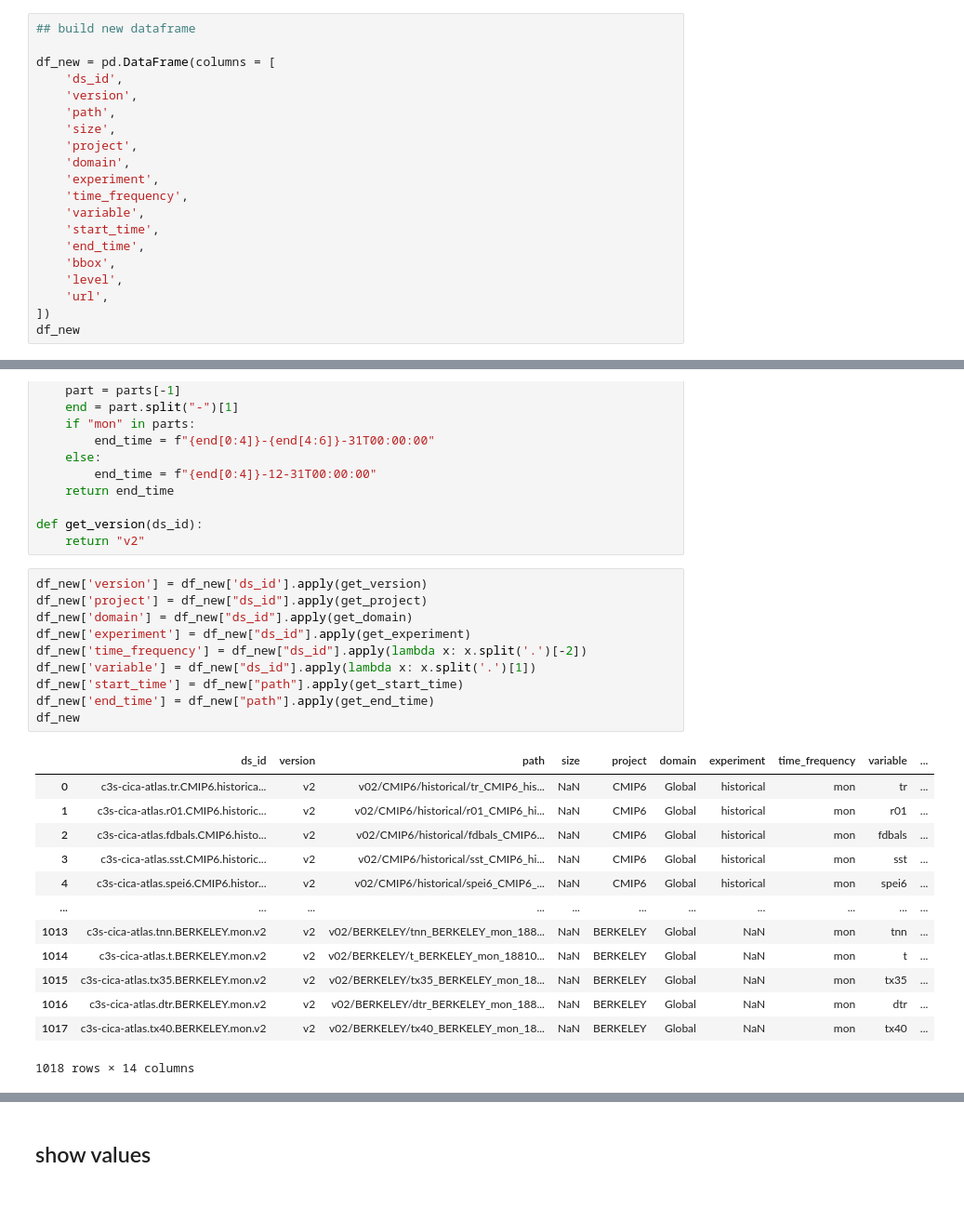
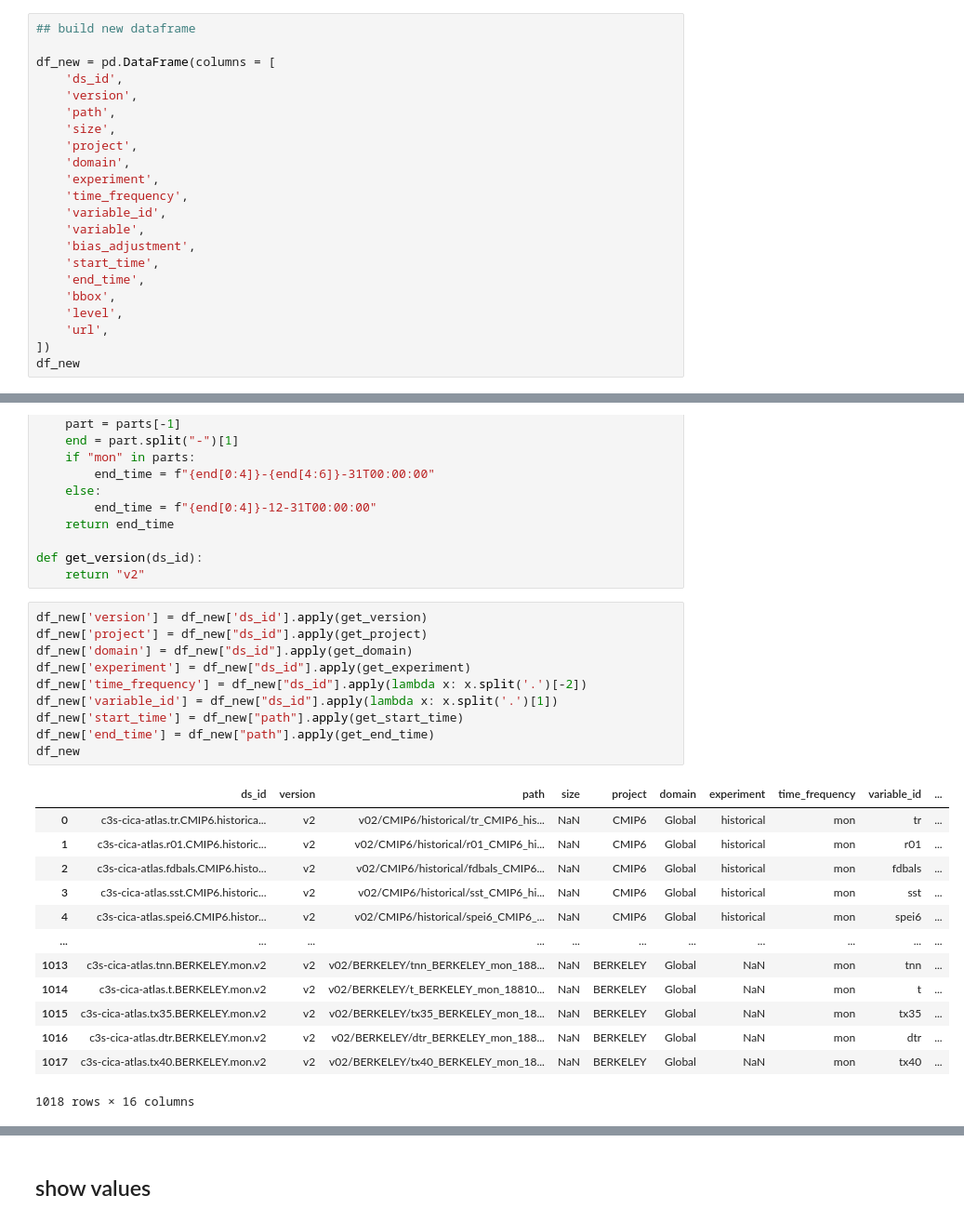
Before and after one commit to cp4cds/c3s_34g_manifests, a Jupyter notebook: notebooks/atlas_v2_build_intake_catalog.ipynb, the cells around one changed output, grey strips where cells are left out. Shown at 93% size. Saved outputs shown, nothing was run; the diff lists cells and outputs as text.

```diff
--- a/notebooks/atlas_v2_build_intake_catalog.ipynb
+++ b/notebooks/atlas_v2_build_intake_catalog.ipynb
@@ -38,7 +38,9 @@ df_new = pd.DataFrame(columns = [
     'domain',
     'experiment',
     'time_frequency',
+    'variable_id',
     'variable',
+    'bias_adjustment',
     'start_time',
     'end_time',
     'bbox',
@@ -140,15 +142,15 @@ def get_version(ds_id):
 # %%
 df_new['version'] = df_new['ds_id'].apply(get_version)
 df_new['project'] = df_new["ds_id"].apply(get_project)
 df_new['domain'] = df_new["ds_id"].apply(get_domain)
 df_new['experiment'] = df_new["ds_id"].apply(get_experiment)
 df_new['time_frequency'] = df_new["ds_id"].apply(lambda x: x.split('.')[-2])
-df_new['variable'] = df_new["ds_id"].apply(lambda x: x.split('.')[1])
+df_new['variable_id'] = df_new["ds_id"].apply(lambda x: x.split('.')[1])
 df_new['start_time'] = df_new["path"].apply(get_start_time)
 df_new['end_time'] = df_new["path"].apply(get_end_time)
 df_new
 # %% [output]
-|  | ds_id | version | path | size | project | domain | experiment | time_frequency | variable | ... |
+|  | ds_id | version | path | size | project | domain | experiment | time_frequency | variable_id | ... |
 | 0 | c3s-cica-atlas.tr.CMIP6.historica... | v2 | v02/CMIP6/historical/tr_CMIP6_his... | NaN | CMIP6 | Global | historical | mon | tr | ... |
 | 1 | c3s-cica-atlas.r01.CMIP6.historic... | v2 | v02/CMIP6/historical/r01_CMIP6_hi... | NaN | CMIP6 | Global | historical | mon | r01 | ... |
 | 2 | c3s-cica-atlas.fdbals.CMIP6.histo... | v2 | v02/CMIP6/historical/fdbals_CMIP6... | NaN | CMIP6 | Global | historical | mon | fdbals | ... |
@@ -160,4 +162,4 @@ df_new
 | 1015 | c3s-cica-atlas.tx35.BERKELEY.mon.v2 | v2 | v02/BERKELEY/tx35_BERKELEY_mon_18... | NaN | BERKELEY | Global | NaN | mon | tx35 | ... |
 | 1016 | c3s-cica-atlas.dtr.BERKELEY.mon.v2 | v2 | v02/BERKELEY/dtr_BERKELEY_mon_188... | NaN | BERKELEY | Global | NaN | mon | dtr | ... |
 | 1017 | c3s-cica-atlas.tx40.BERKELEY.mon.v2 | v2 | v02/BERKELEY/tx40_BERKELEY_mon_18... | NaN | BERKELEY | Global | NaN | mon | tx40 | ... |
-1018 rows × 14 columns
+1018 rows × 16 columns
```
Also changed, not shown: parts of 9 cells of this notebook.
